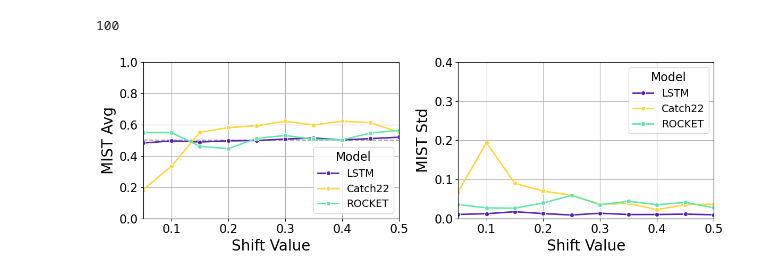
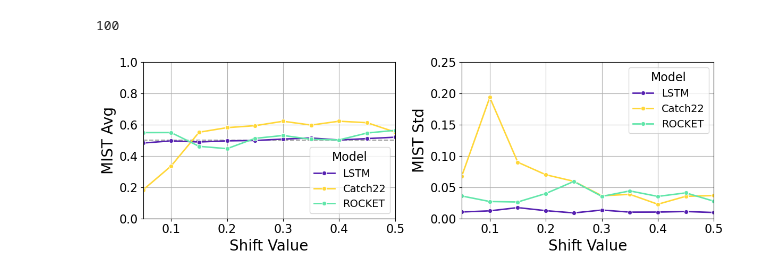
Before and after one commit to Nia3324/Morphing, a Jupyter notebook: SyntheticExp.ipynb, the cells around one changed output. Drawn from its saved outputs; the diff is of its cells as text; code cells hidden in the pictures.

```diff
--- a/SyntheticExp.ipynb
+++ b/SyntheticExp.ipynb
@@ -120,32 +120,32 @@ axes[0].set_xlim(0.05, 0.5)
 axes[0].tick_params(axis='both', which='major', labelsize=16)
 axes[0].set_xlabel("Shift Value", fontsize=20)
 axes[0].set_ylabel("MIST Avg", fontsize=20)
 
 # Set custom legend for the first subplot
 handles, _ = axes[0].get_legend_handles_labels()
 axes[0].legend(handles, custom_legend_labels, title="Model", fontsize=14, title_fontsize=16)
 axes[0].grid(True)
 
 # Plot Standard Deviation
 sns.lineplot(
     data=subset, x="shift_val", y="std",
     hue="model",
     palette=colors, marker='o', ax=axes[1], linewidth=2
 )
 
 # Fix axis limit and increase font size
 axes[1].set_xlim(0.05, 0.5)
-axes[1].set_ylim(0, 0.4)
+axes[1].set_ylim(0, 0.25)
 axes[1].tick_params(axis='both', which='major', labelsize=16)
 axes[1].set_xlabel("Shift Value", fontsize=20)
 axes[1].set_ylabel("MIST Std", fontsize=20)
 
 # Set custom legend for the second subplot
 handles, _ = axes[1].get_legend_handles_labels()
 axes[1].legend(handles, custom_legend_labels, title="Model", fontsize=14, title_fontsize=16)
 axes[1].grid(True)
 
 plt.tight_layout()
 plt.show()
 # %% [output]
-[figure, old version]
+[figure, new version]
```
Also changed, not shown: 6 other files.
